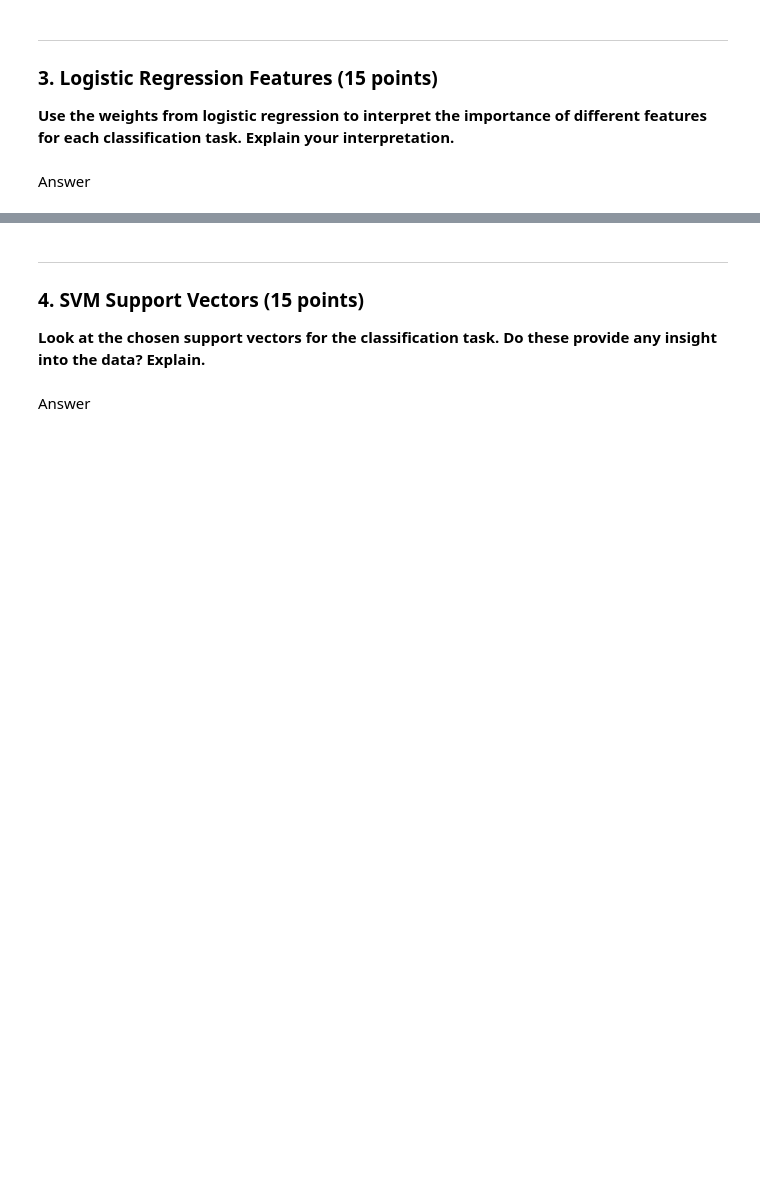
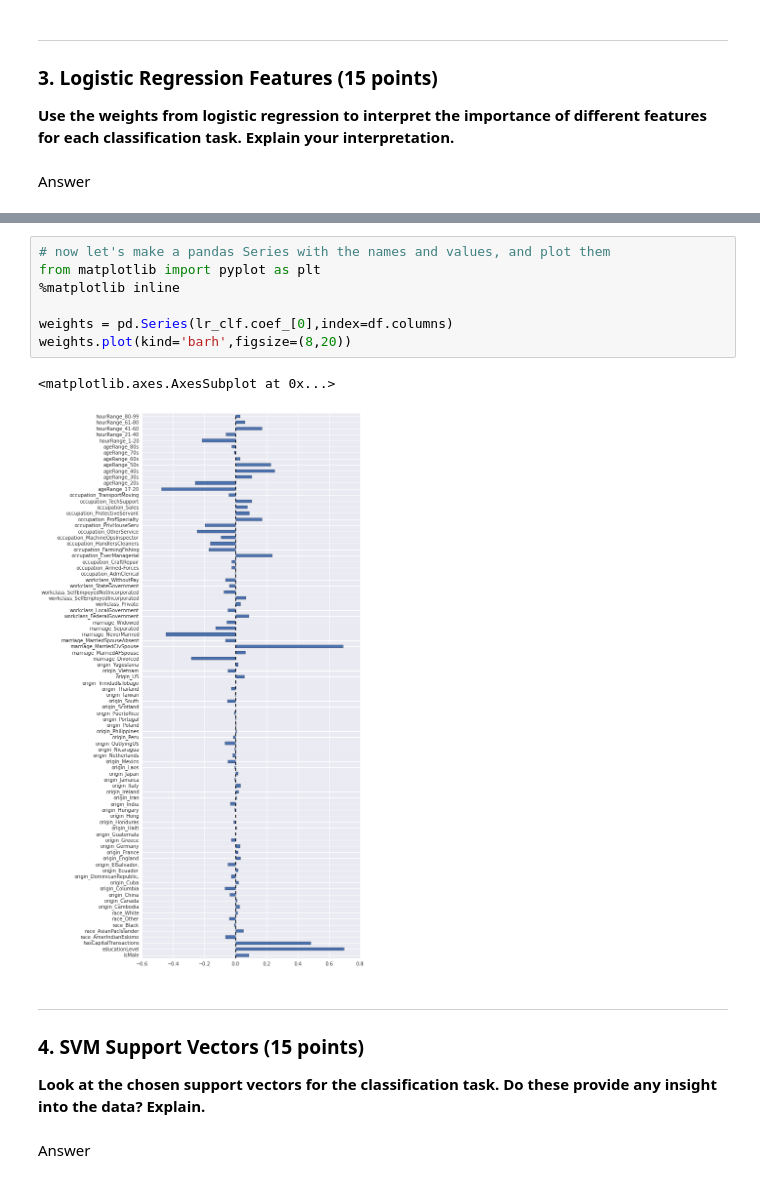
Before and after one commit to SpencerKaiser/DataMining, a Jupyter notebook: AssignmentTwo/A2-Master.ipynb, the cells around one changed output, grey strips where cells are left out. Saved outputs shown, nothing was run; the diff lists cells and outputs as text; blank space fills up the shorter version.

Commit message:
Add commit name

```diff
--- a/AssignmentTwo/A2-Master.ipynb
+++ b/AssignmentTwo/A2-Master.ipynb
@@ -432,3 +594,13 @@ Answer
+# %%
+# now let's make a pandas Series with the names and values, and plot them
+from matplotlib import pyplot as plt
+%matplotlib inline
+
+weights = pd.Series(lr_clf.coef_[0],index=df.columns)
+weights.plot(kind='barh',figsize=(8,20))
+# %% [output]
+<matplotlib.axes.AxesSubplot at 0x...>
+[figure, added]
 # %% [markdown]
 ---
 ### 4. SVM Support Vectors (15 points)
```
Also changed, not shown: parts of 19 cells of this notebook.
